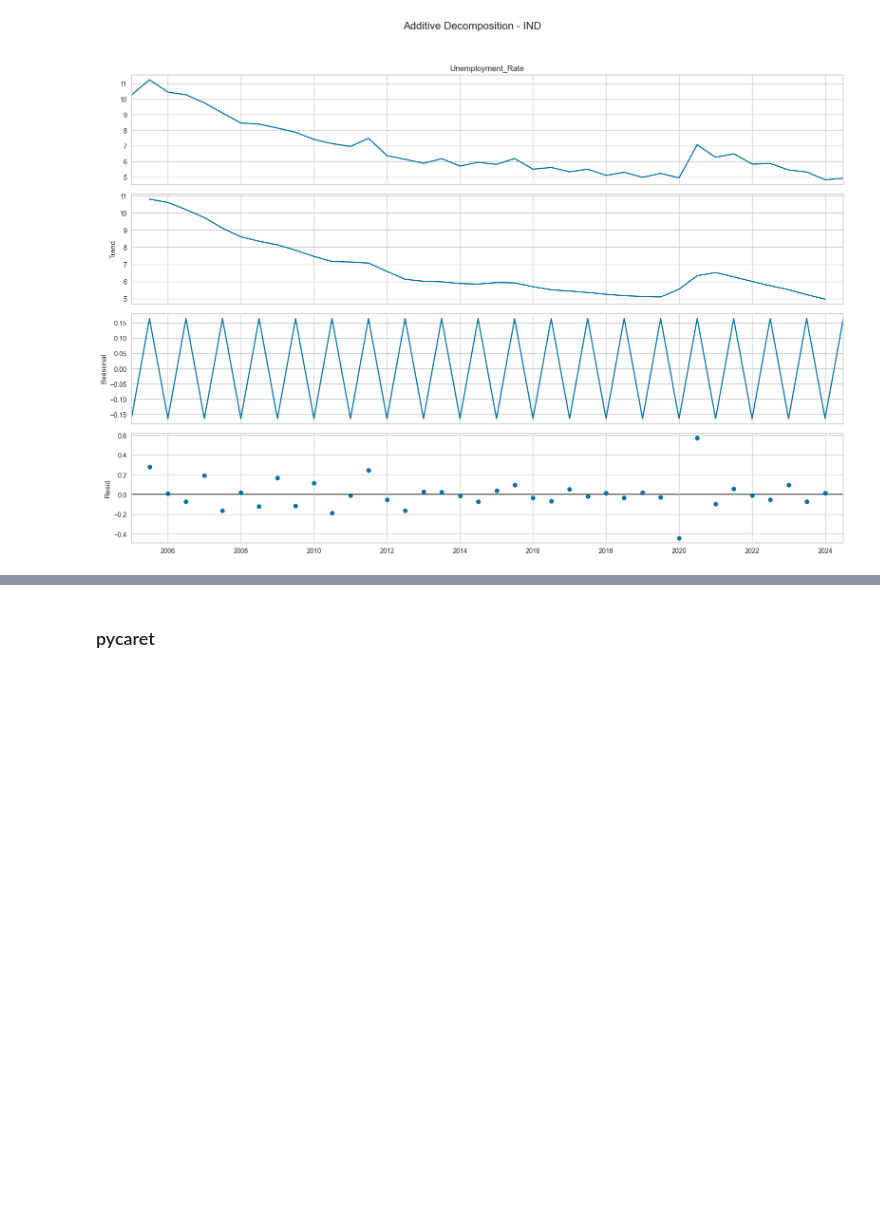
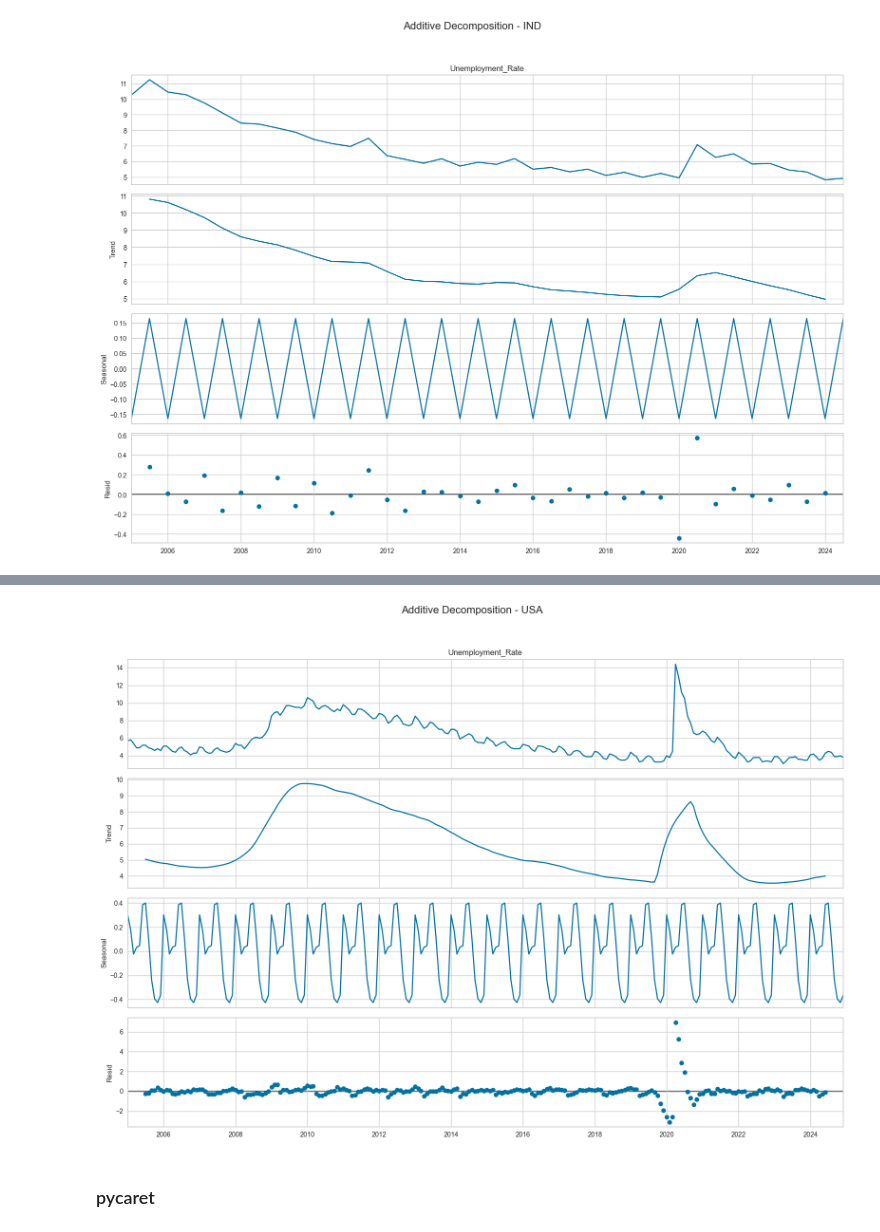
Before and after one commit to imajirzl/thesis-unemployment-rate, a Jupyter notebook: analysis/pycaret.ipynb, the cells around one changed output, grey strips where cells are left out. Saved outputs shown, nothing was run; the diff lists cells and outputs as text; code cells hidden in the pictures; blank space fills up the shorter version.

```diff
--- a/analysis/pycaret.ipynb
+++ b/analysis/pycaret.ipynb
@@ -42,3 +50,11 @@ select_df_ind_.index = select_df_ind_.index.to_timestamp()  # Convert to datetim
+# %%
+select_df_usa = select_df_usa.drop(['Country'], axis=1)
+select_df_usa['Time_Period'] = pd.to_datetime(select_df_usa['Time_Period'])
+select_df_usa.set_index('Time_Period', inplace=True)
+select_df_usa.index = pd.PeriodIndex(select_df_usa.index, freq='M')
+# %%
+select_df_usa_ = select_df_usa.copy()  # Avoid modifying the original data
+select_df_usa_.index = select_df_usa_.index.to_timestamp()  # Convert to datetime
 # %%
 # additive decomp
 add_decomp_ind = seasonal_decompose(select_df_ind_['Unemployment_Rate'], model='additive', period=2)
@@ -57,3 +87,15 @@ plt.show()
+# %%
+# Set figure size
+plt.rcParams.update({'figure.figsize': (16, 12)})
+
+fig = add_decomp_usa.plot()
+fig.suptitle('Additive Decomposition - USA', fontsize=16)
+
+# Adjust layout to prevent title overlap
+plt.tight_layout(rect=[0, 0.03, 1, 0.95])
+plt.show()
+# %% [output]
+[figure, added]
 # %% [markdown]
 ### pycaret
 # %%
```
Also changed, not shown: parts of 7 cells of this notebook.
